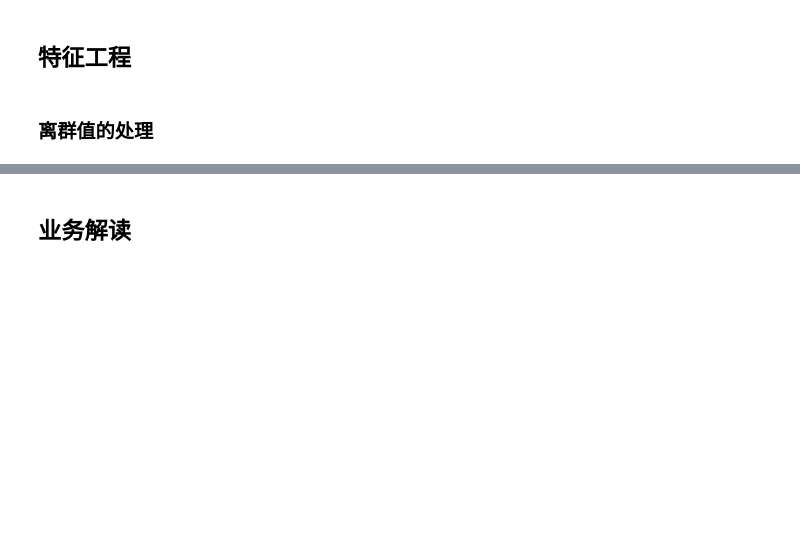
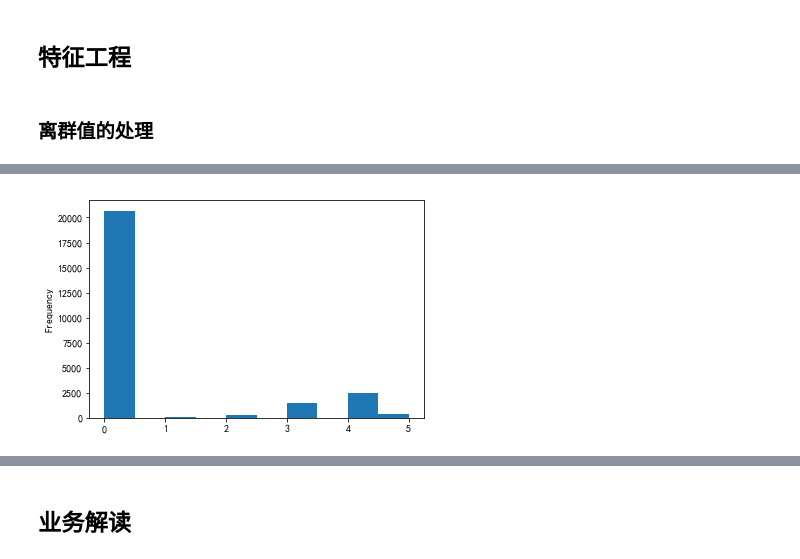
Before and after one commit to CapAllen/Notebook-for-Machine-Learning, a Jupyter notebook: Machine Learning实战.ipynb, the cells around one changed output, grey strips where cells are left out. Saved outputs shown, nothing was run; the diff lists cells and outputs as text; code cells hidden in the pictures; blank space fills up the shorter version.

```diff
--- a/Machine Learning实战.ipynb
+++ b/Machine Learning实战.ipynb
@@ -402,0 +398,11 @@ Name: balance, Length: 25317, dtype: int64
+# %%
+# 对pdays进行分箱处理
+# 定义分箱边界
+pdays_bins = [-2, 0, 30, 90, 180, 365, data_for_model['pdays'].max()+1]
+# 分箱处理，并转换为数字
+data_for_model['pdays'] = pd.cut(data_for_model['pdays'], bins=pdays_bins,
+                                 labels=range(len(pdays_bins)-1)).astype(int)
+# %%
+data_for_model['pdays'].plot(kind='hist');
+# %% [output]
+[figure, added]
```
Also changed, not shown: parts of 71 cells of this notebook.
